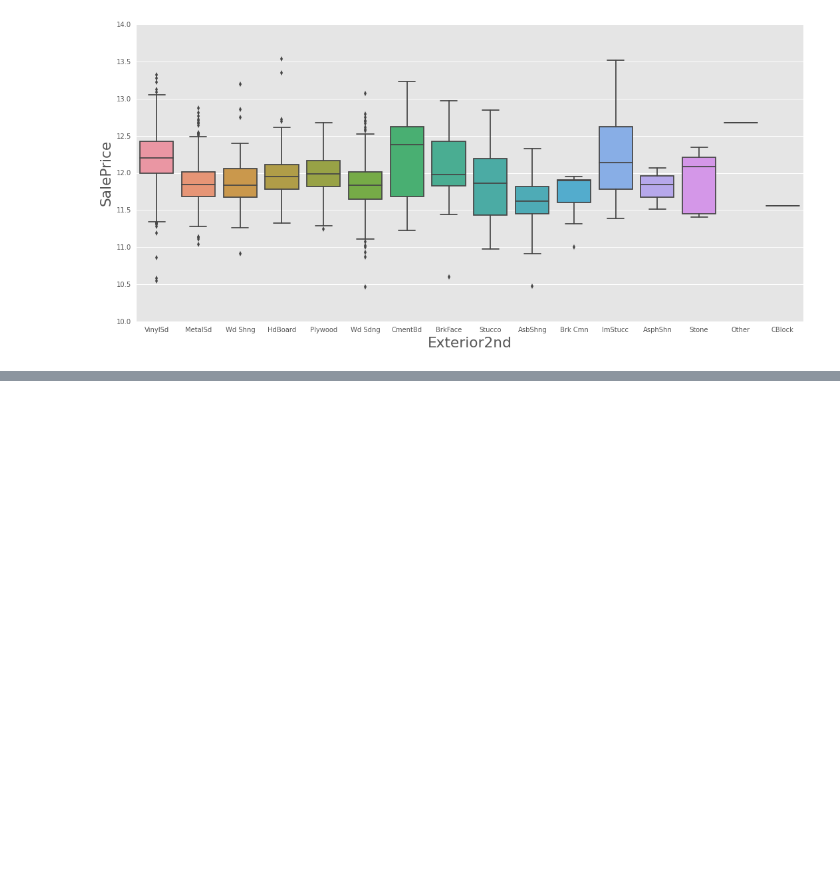
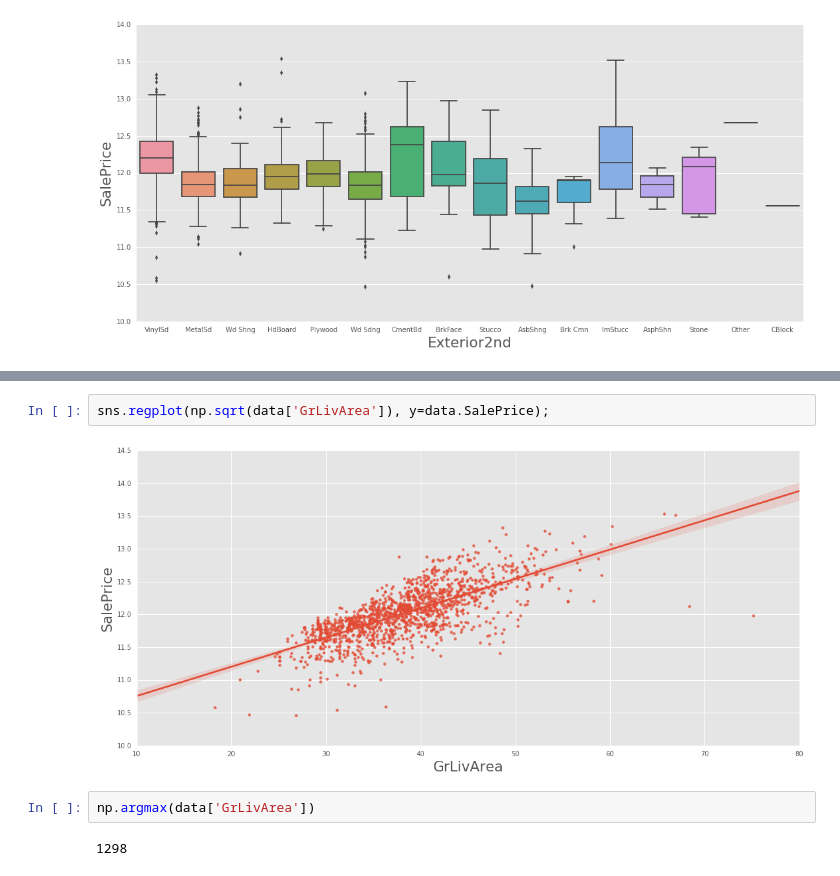
Before and after one commit to amanzotti/Gaggle, a Jupyter notebook: housing/Exploratory.ipynb, the cells around one changed output, grey strips where cells are left out. Cells and saved outputs as stored; diff of their text form; blank space fills up the shorter version.

```diff
--- a/housing/Exploratory.ipynb
+++ b/housing/Exploratory.ipynb
@@ -1226,0 +1265,8 @@ Name: Exterior2nd, dtype: int64
+# %%
+sns.regplot(np.sqrt(data['GrLivArea']), y=data.SalePrice);
+# %% [output]
+[figure, added]
+# %%
+np.argmax(data['GrLivArea'])
+# %% [output]
+1298
```
Also changed, not shown: parts of 19 cells of this notebook, 5 other files.
